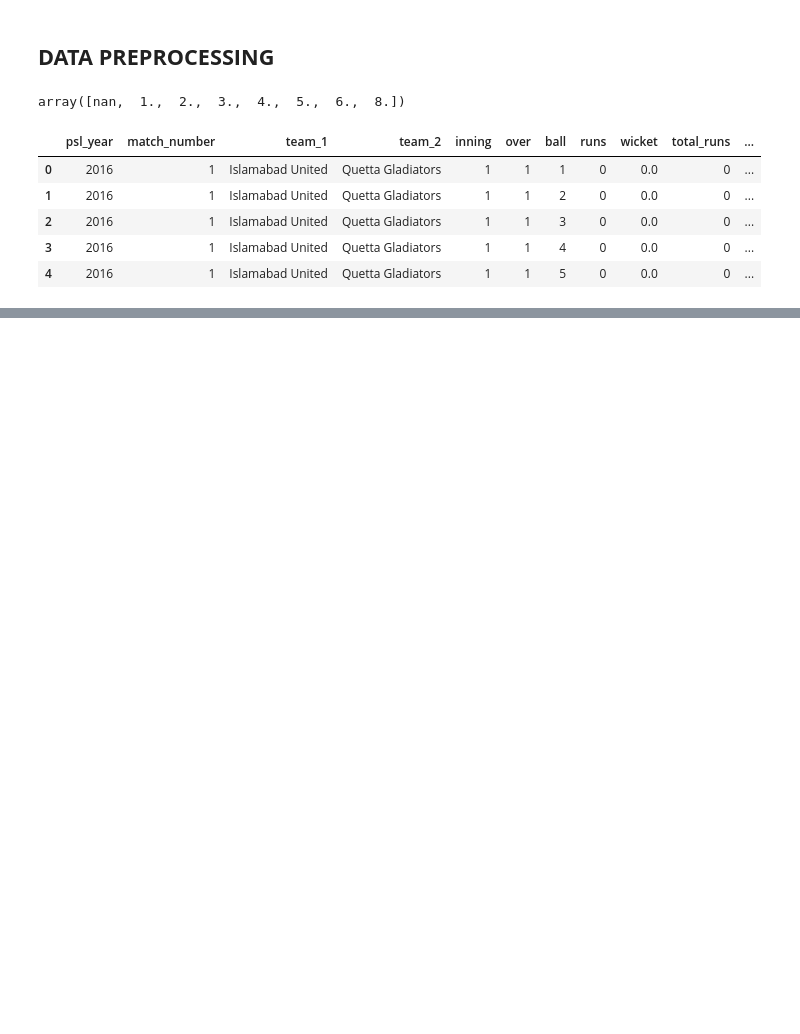
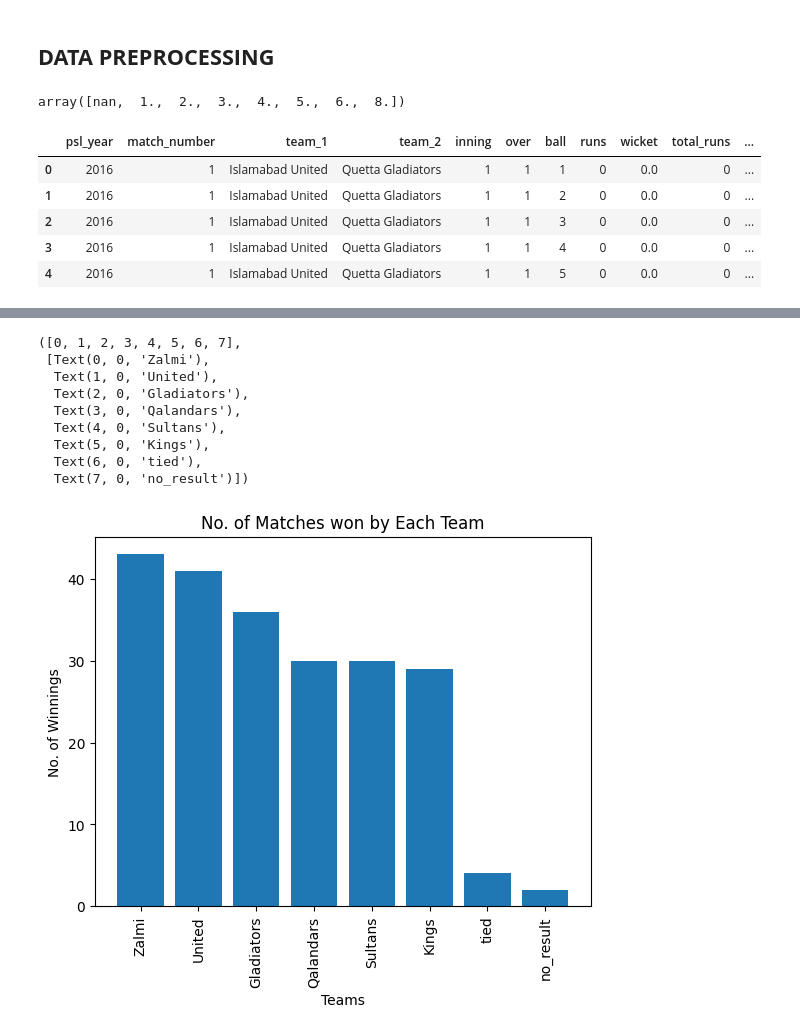
Before and after one commit to RasibHassan/Cricket-Match-Win-Predicition, a Jupyter notebook: PSL_WIN_PREDICTION.ipynb, the cells around one changed output, grey strips where cells are left out. Drawn from its saved outputs; the diff is of its cells as text; code cells hidden in the pictures; blank space fills up the shorter version.

```diff
--- a/PSL_WIN_PREDICTION.ipynb
+++ b/PSL_WIN_PREDICTION.ipynb
@@ -43,0 +48,8 @@ df.head()
+# %%
+obj=df.groupby(['psl_year','match_number'])
+
+def unique(df):
+    return df["result"].unique()[0]
+
+series =obj.apply(func =unique).value_counts()
+series
@@ -43,0 +66,18 @@ df.head()
+# %%
+plt.bar(series.index, series.values)
+plt.title("No. of Matches won by Each Team")
+
+plt.xlabel("Teams")
+plt.ylabel("No. of Winnings")
+plt.xticks(rotation ="vertical")
+# %% [output]
+([0, 1, 2, 3, 4, 5, 6, 7],
+ [Text(0, 0, 'Zalmi'),
+  Text(1, 0, 'United'),
+  Text(2, 0, 'Gladiators'),
+  Text(3, 0, 'Qalandars'),
+  Text(4, 0, 'Sultans'),
+  Text(5, 0, 'Kings'),
+  Text(6, 0, 'tied'),
+  Text(7, 0, 'no_result')])
+[figure, added]
```
Also changed, not shown: parts of 9 cells of this notebook.
